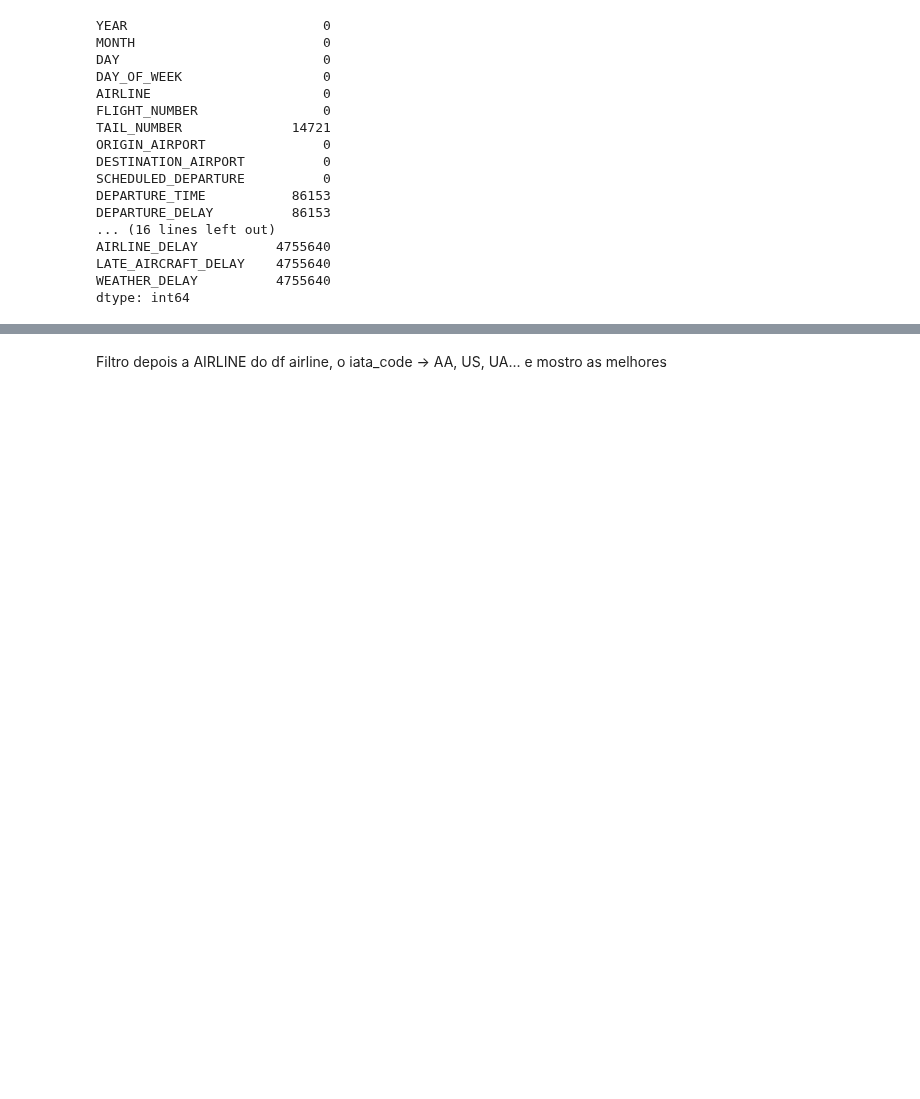
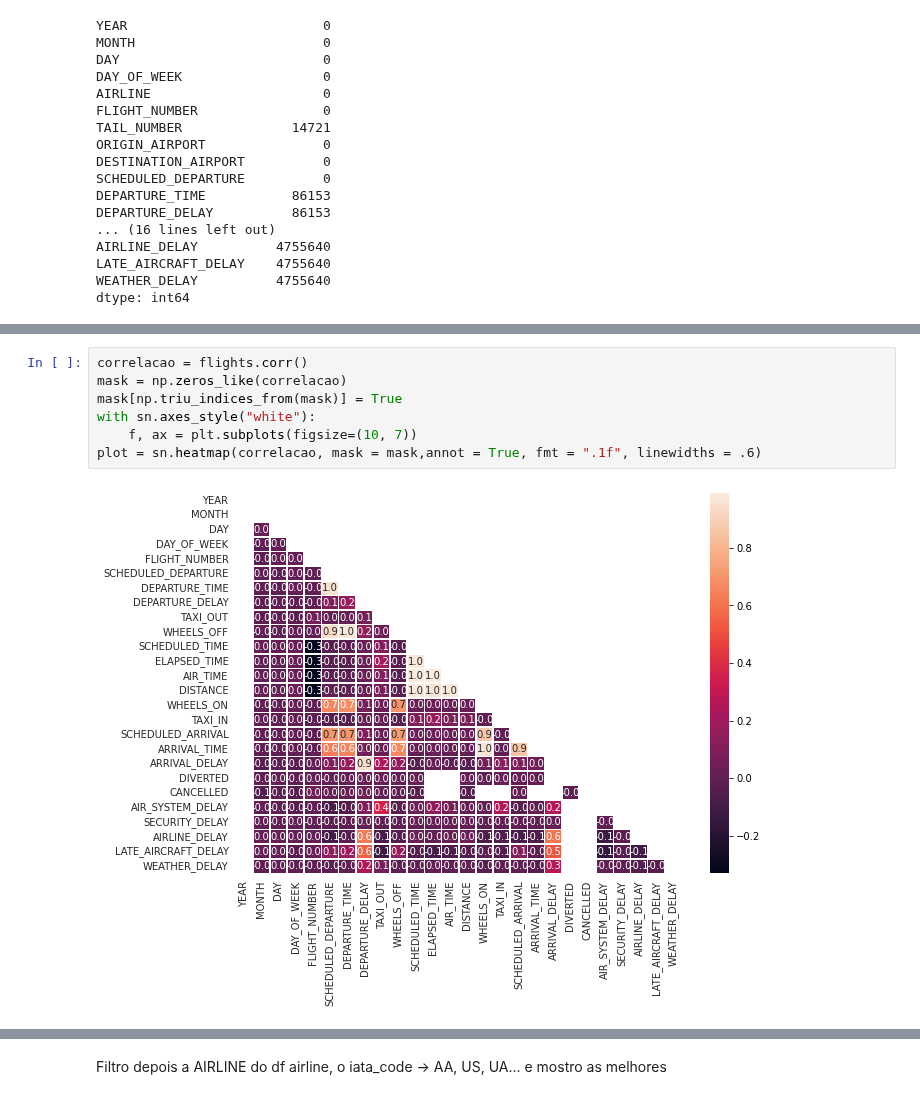
Before and after one commit to IonaSantana/Artificial-Intelligence, a Jupyter notebook: Flight_delay.ipynb, the cells around one changed output, grey strips where cells are left out. Cells and saved outputs as stored; diff of their text form; blank space fills up the shorter version.

```diff
--- a/Flight_delay.ipynb
+++ b/Flight_delay.ipynb
@@ -87,0 +93,9 @@ dtype: int64
+# %%
+correlacao = flights.corr()
+mask = np.zeros_like(correlacao)
+mask[np.triu_indices_from(mask)] = True
+with sn.axes_style("white"):
+    f, ax = plt.subplots(figsize=(10, 7))
+plot = sn.heatmap(correlacao, mask = mask,annot = True, fmt = ".1f", linewidths = .6)
+# %% [output]
+[figure, added]
```
Also changed, not shown: parts of 33 cells of this notebook.
